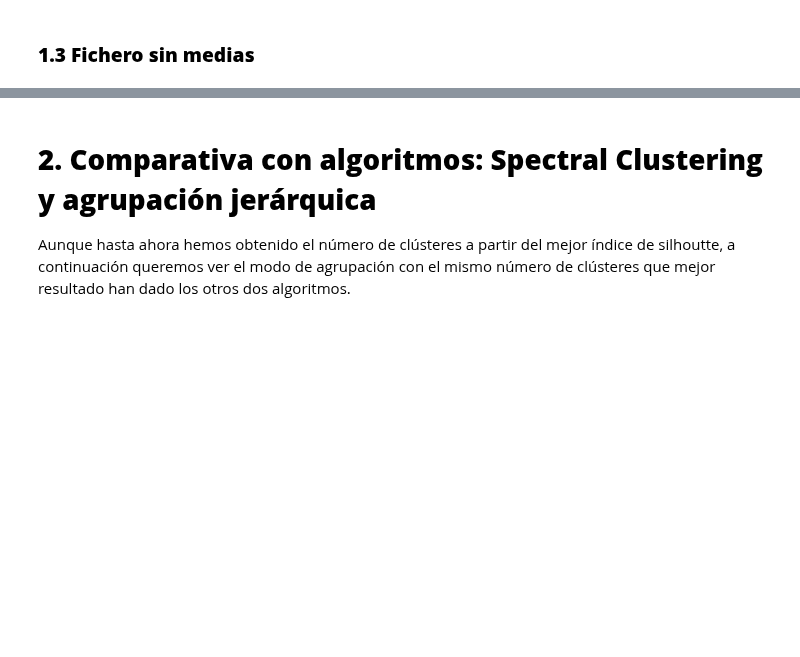
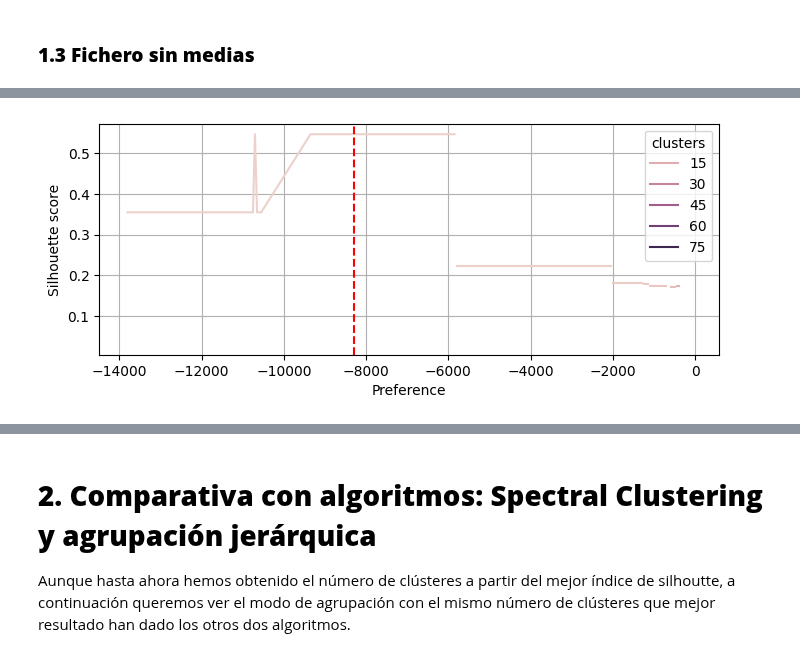
Before and after one commit to mbaroja/TFM, a Jupyter notebook: AffinityPropagation.ipynb, the cells around one changed output, grey strips where cells are left out. Saved outputs shown, nothing was run; the diff lists cells and outputs as text; code cells hidden in the pictures; blank space fills up the shorter version.

```diff
--- a/AffinityPropagation.ipynb
+++ b/AffinityPropagation.ipynb
@@ -305,5 +359,7 @@ ap_results3.sort_values(by='sil_score', ascending=False).head(5)
 # %%
 #Visualizar la evolución de los valores del coeficiente Silhoutte
-plot_sil_pref(ap_results3, -16000)
+plot_sil_pref(ap_results3, -8300)
+# %% [output]
+[figure, added]
 # %%
 #Ejecución del algoritmo con los parámetros que obtienen un mejor coeficiente Silhoutte
```
Also changed, not shown: parts of 21 cells of this notebook.
